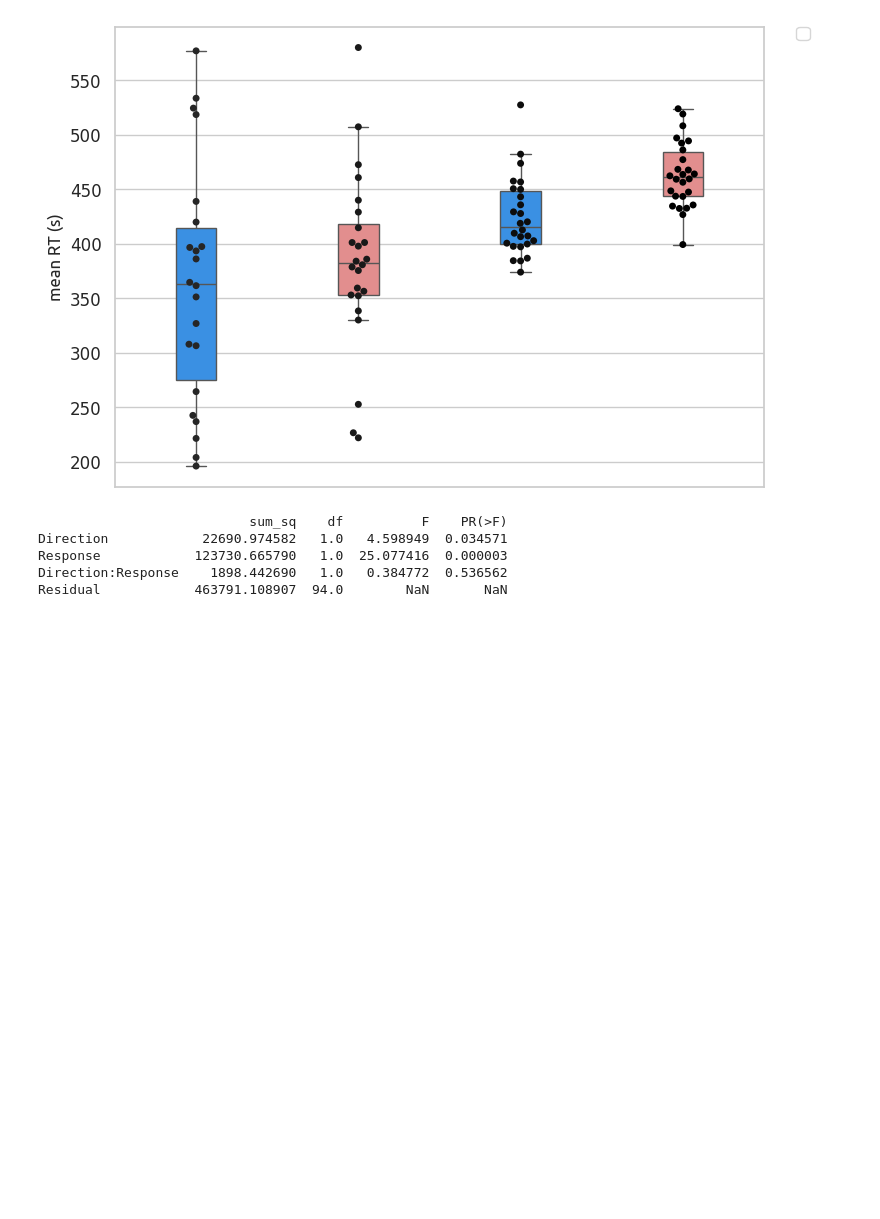
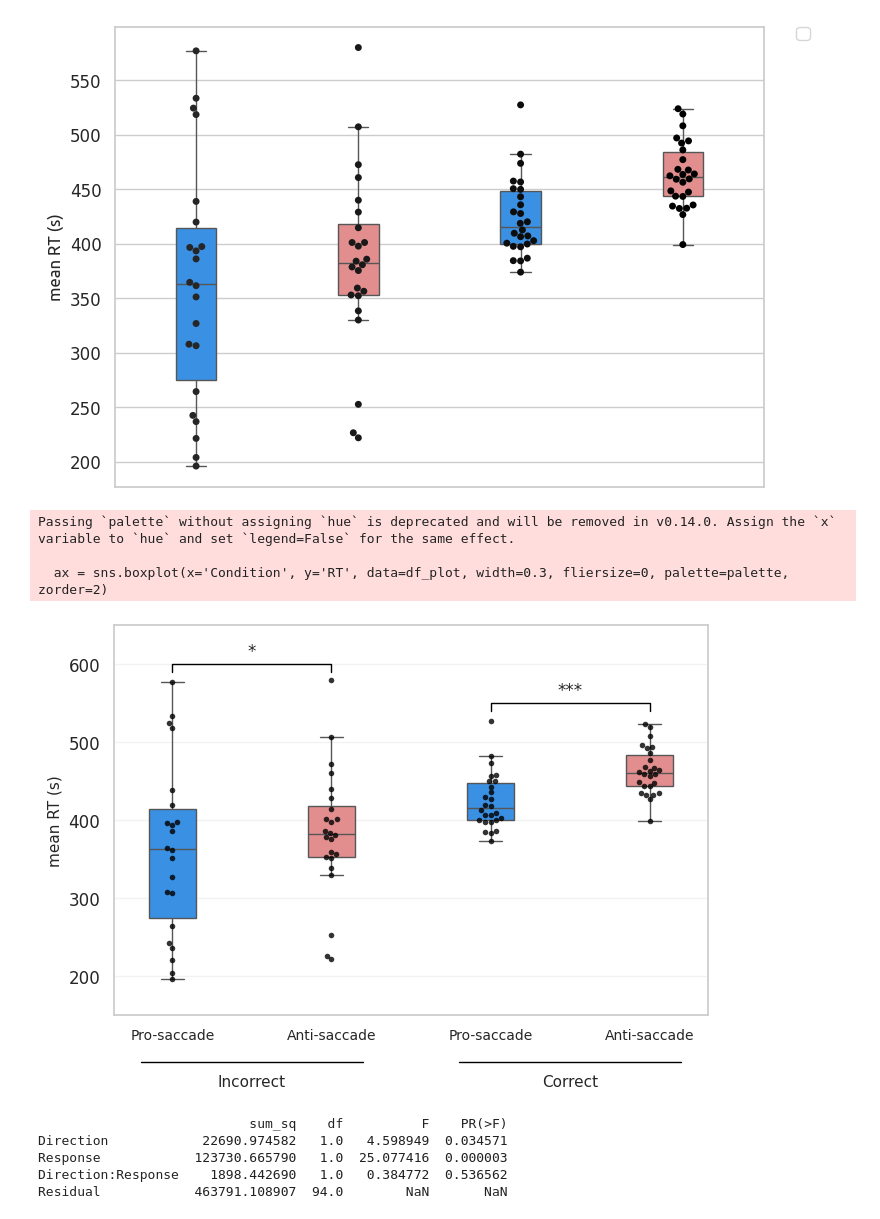
Before and after one commit to GEJ1/et_webcam_experiments, a Jupyter notebook: antisaccade_experiment/antisaccades_analysis_blocked.ipynb, the cells around one changed output. Cells and saved outputs as stored; diff of their text form; code cells hidden in the pictures; blank space fills up the shorter version.

```diff
--- a/antisaccade_experiment/antisaccades_analysis_blocked.ipynb
+++ b/antisaccade_experiment/antisaccades_analysis_blocked.ipynb
@@ -1027,6 +1027,69 @@ Setting a gradient palette using color= is deprecated and will be removed in v0.
 
   ax = sns.swarmplot(x='Condition', y='RT', hue='Condition', data=df_plot,
 [figure]
+# %%
+import matplotlib.pyplot as plt
+import seaborn as sns
+import numpy as np
+import pandas as pd
+
+# Datos (Simulación)
+n = len(df_blocks_filtered) if 'df_blocks_filtered' in locals() else 25
+data = {
+    'Condition': (['Prosaccade_Incorrect']*n + ['Antisaccade_Incorrect']*n +
+                  ['Prosaccade_Correct']*n + ['Antisaccade_Correct']*n),
+    'RT': np.concatenate([
+        df_blocks_filtered["pro_sacc_errors_rt_median"], df_blocks_filtered["anti_sacc_errors_rt_median"],
+        df_blocks_filtered["pro_sacc_correct_rt_median"], df_blocks_filtered["anti_sacc_correct_rt_median"]
+    ])
+}
+df_plot = pd.DataFrame(data)
+
+# Configuración de estilo y colores
+plt.figure(figsize=(7, 5))
+sns.set_style("whitegrid", {'axes.grid': True, 'grid.color': '.95'})
+palette = {'Prosaccade_Incorrect': (30/255, 144/255, 255/255, 0.5), 'Antisaccade_Incorrect': (240/255, 128/255, 128/255, 0.5),
+           'Prosaccade_Correct': (30/255, 144/255, 255/255, 0.5), 'Antisaccade_Correct': (240/255, 128/255, 128/255, 0.5)}
+
+# Gráficos
+ax = sns.boxplot(x='Condition', y='RT', data=df_plot, width=0.3, fliersize=0, palette=palette, zorder=2)
+sns.swarmplot(x='Condition', y='RT', data=df_plot, color='black', size=4, alpha=0.8, zorder=3)
+
+# Ejes y Etiquetas Anidadas
+plt.ylabel("mean RT (s)", fontsize=11)
+plt.xlabel(""); plt.ylim(min(df_plot['RT'])-50, max(df_plot['RT'])+50)
+ax.set_xticklabels(['Pro-saccade', 'Anti-saccade', 'Pro-saccade', 'Anti-saccade'], fontsize=10)
+
+# Dibujo de líneas y textos inferiores (Incorrect/Correct)
+trans = ax.get_xaxis_transform()
+ax.plot([-0.2, 1.2], [-0.12, -0.12], color='black', lw=1, transform=trans, clip_on=False)
+ax.text(0.5, -0.15, 'Incorrect', transform=trans, ha='center', va='top', fontsize=11)
+ax.plot([1.8, 3.2], [-0.12, -0.12], color='black', lw=1, transform=trans, clip_on=False)
+ax.text(2.5, -0.15, 'Correct', transform=trans, ha='center', va='top', fontsize=11)
+
+plt.tight_layout(); plt.subplots_adjust(bottom=0.18)
+
+# Función para añadir barras de significancia
+def annotate_sig(x1, x2, y, text):
+    ax.plot([x1, x1, x2, x2], [y, y+10, y+10, y], color='black', lw=1)
+    ax.text((x1+x2)/2, y+15, text, ha='center', va='bottom', fontsize=12)
+
+# Basado en tus datos de 'max':
+# Para Correct (posiciones 2 y 3), el valor max es ~527
+annotate_sig(2, 3, 540, "***")
+
+# Para Incorrect (posiciones 0 y 1), el valor max es ~580
+# Como p=0.034 global, podrías probar con un solo "*" si el t-test da significativo
+annotate_sig(0, 1, 590, "*")
+
+plt.ylim(150, 650) # Ajustamos el límite para que quepan los asteriscos
+plt.show()
+plt.show()
+# %% [output]
+Passing `palette` without assigning `hue` is deprecated and will be removed in v0.14.0. Assign the `x` variable to `hue` and set `legend=False` for the same effect.
+
+  ax = sns.boxplot(x='Condition', y='RT', data=df_plot, width=0.3, fliersize=0, palette=palette, zorder=2)
+[figure, added]
 # %%
 rt_lm = ols('RT ~ Direction*Response',data=df_plot).fit()
 table = sm.stats.anova_lm(rt_lm, typ=2) # Type 2 ANOVA DataFrame
```
Also changed, not shown: parts of 1 cell of this notebook, 4 other files.
